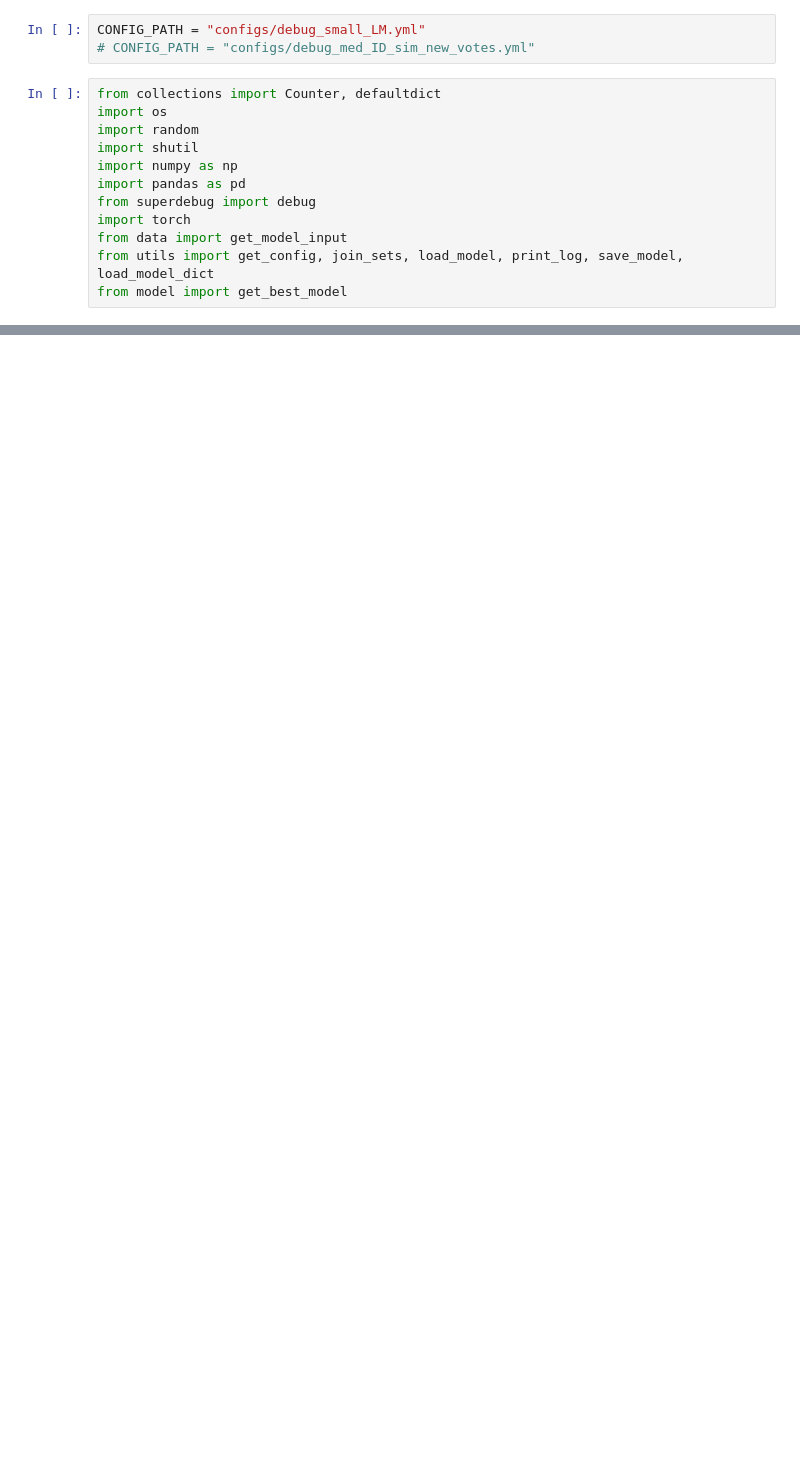
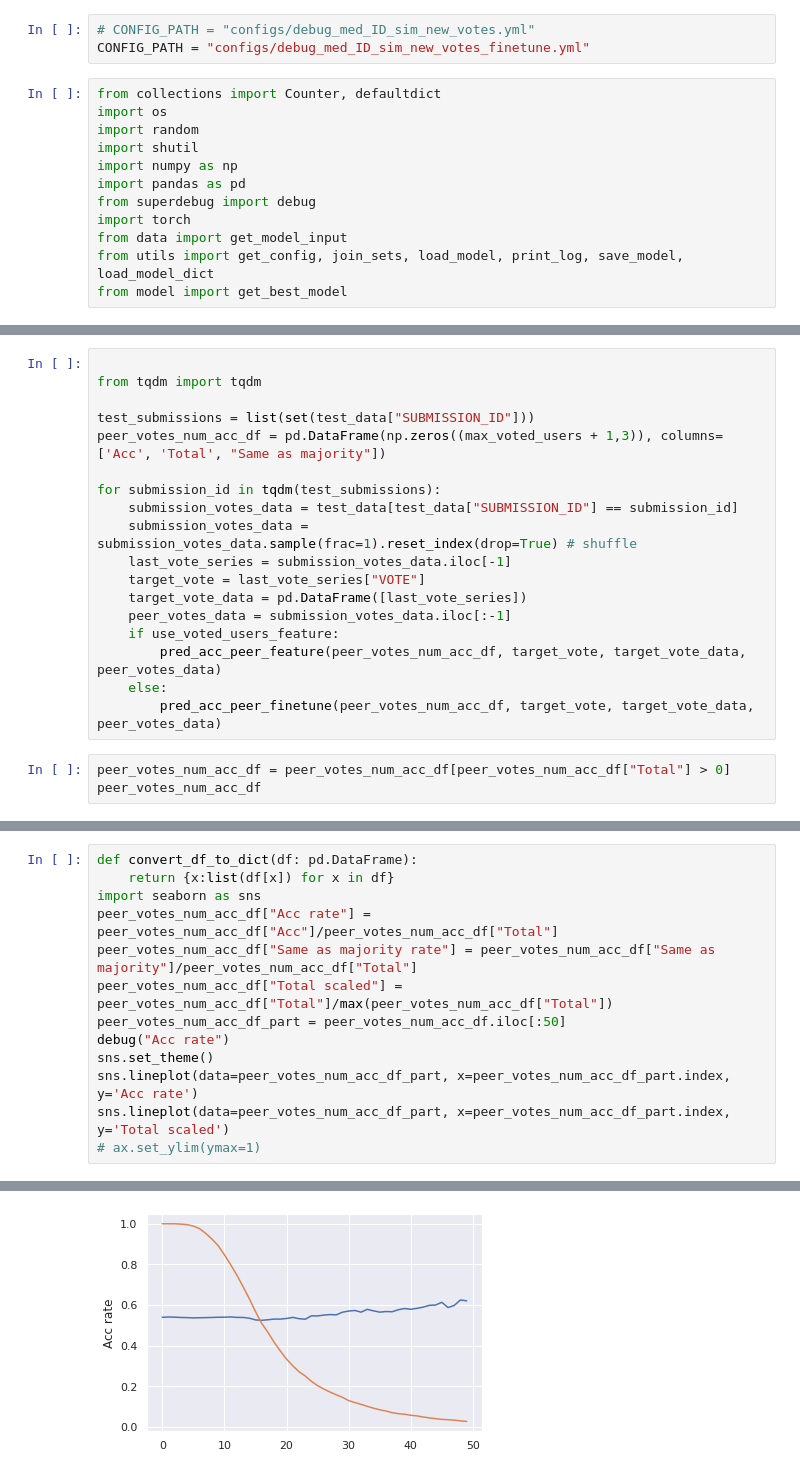
Before and after one commit to StanfordHCI/Curation-Modeling, a Jupyter notebook: sim_new_votes.ipynb, the cells around one changed output, grey strips where cells are left out. Drawn from its saved outputs; the diff is of its cells as text; blank space fills up the shorter version.

Commit message:
Testing different approach to deal with new peer votes: use peer votes as model input feature v.s. finetune the model using peer votes

```diff
--- a/sim_new_votes.ipynb
+++ b/sim_new_votes.ipynb
@@ -1,6 +1,6 @@
 # %%
-CONFIG_PATH = "configs/debug_small_LM.yml"
 # CONFIG_PATH = "configs/debug_med_ID_sim_new_votes.yml"
+CONFIG_PATH = "configs/debug_med_ID_sim_new_votes_finetune.yml"
 # %%
 from collections import Counter, defaultdict
 import os
@@ -47,0 +127,21 @@ test_data = pd.DataFrame(test_model_input)
+# %%
+
+from tqdm import tqdm
+
+test_submissions = list(set(test_data["SUBMISSION_ID"]))
+peer_votes_num_acc_df = pd.DataFrame(np.zeros((max_voted_users + 1,3)), columns=['Acc', 'Total', "Same as majority"])
+
+for submission_id in tqdm(test_submissions):
+    submission_votes_data = test_data[test_data["SUBMISSION_ID"] == submission_id]
+    submission_votes_data = submission_votes_data.sample(frac=1).reset_index(drop=True) # shuffle
+    last_vote_series = submission_votes_data.iloc[-1]
+    target_vote = last_vote_series["VOTE"]
+    target_vote_data = pd.DataFrame([last_vote_series])
+    peer_votes_data = submission_votes_data.iloc[:-1]
+    if use_voted_users_feature:
+        pred_acc_peer_feature(peer_votes_num_acc_df, target_vote, target_vote_data, peer_votes_data)
+    else:
+        pred_acc_peer_finetune(peer_votes_num_acc_df, target_vote, target_vote_data, peer_votes_data)
+# %%
+peer_votes_num_acc_df = peer_votes_num_acc_df[peer_votes_num_acc_df["Total"] > 0]
+peer_votes_num_acc_df
@@ -47,0 +162,14 @@ test_data = pd.DataFrame(test_model_input)
+# %%
+def convert_df_to_dict(df: pd.DataFrame):
+    return {x:list(df[x]) for x in df}
+import seaborn as sns
+peer_votes_num_acc_df["Acc rate"] = peer_votes_num_acc_df["Acc"]/peer_votes_num_acc_df["Total"]
+peer_votes_num_acc_df["Same as majority rate"] = peer_votes_num_acc_df["Same as majority"]/peer_votes_num_acc_df["Total"]
+peer_votes_num_acc_df["Total scaled"] = peer_votes_num_acc_df["Total"]/max(peer_votes_num_acc_df["Total"])
+peer_votes_num_acc_df_part = peer_votes_num_acc_df.iloc[:50]
+debug("Acc rate")
+sns.set_theme()
+sns.lineplot(data=peer_votes_num_acc_df_part, x=peer_votes_num_acc_df_part.index, y='Acc rate')
+sns.lineplot(data=peer_votes_num_acc_df_part, x=peer_votes_num_acc_df_part.index, y='Total scaled')
+# ax.set_ylim(ymax=1)
+# %% [output]
@@ -47,0 +181 @@ test_data = pd.DataFrame(test_model_input)
+[figure, added]
```
Also changed, not shown: parts of 10 cells of this notebook, 6 other files.
